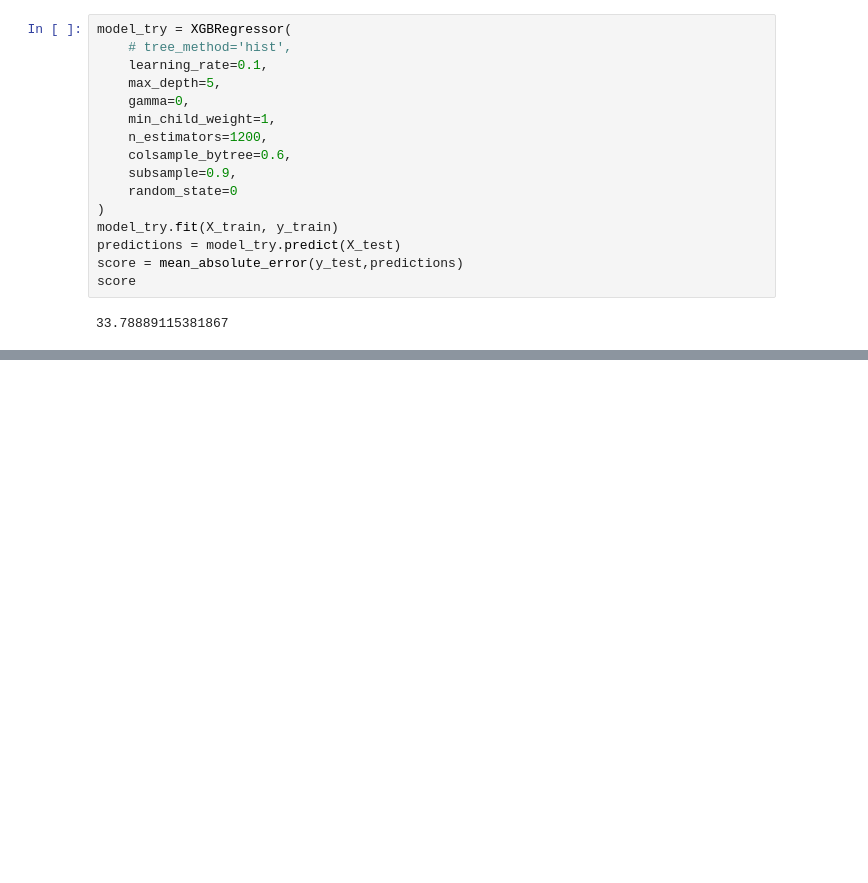
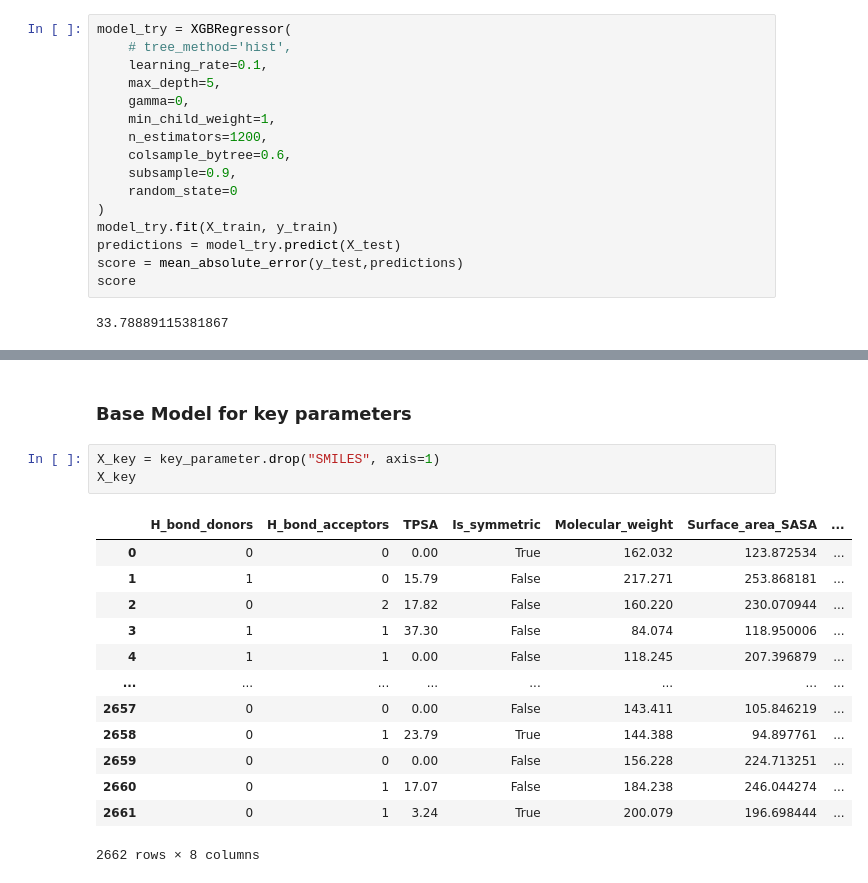
Before and after one commit to deristnoor/python, a Jupyter notebook: project/Data Science & Machine Learning/Melting Points/melting_points.ipynb, the cells around one changed output, grey strips where cells are left out. Cells and saved outputs as stored; diff of their text form; blank space fills up the shorter version.

```diff
--- a/project/Data Science & Machine Learning/Melting Points/melting_points.ipynb
+++ b/project/Data Science & Machine Learning/Melting Points/melting_points.ipynb
@@ -218,0 +329,19 @@ score
+# %% [markdown]
+### Base Model for key parameters
+# %%
+X_key = key_parameter.drop("SMILES", axis=1)
+X_key
+# %% [output]
+|  | H_bond_donors | H_bond_acceptors | TPSA | Is_symmetric | Molecular_weight | Surface_area_SASA | ... |
+| 0 | 0 | 0 | 0.00 | True | 162.032 | 123.872534 | ... |
+| 1 | 1 | 0 | 15.79 | False | 217.271 | 253.868181 | ... |
+| 2 | 0 | 2 | 17.82 | False | 160.220 | 230.070944 | ... |
+| 3 | 1 | 1 | 37.30 | False | 84.074 | 118.950006 | ... |
+| 4 | 1 | 1 | 0.00 | False | 118.245 | 207.396879 | ... |
+| ... | ... | ... | ... | ... | ... | ... | ... |
+| 2657 | 0 | 0 | 0.00 | False | 143.411 | 105.846219 | ... |
+| 2658 | 0 | 1 | 23.79 | True | 144.388 | 94.897761 | ... |
+| 2659 | 0 | 0 | 0.00 | False | 156.228 | 224.713251 | ... |
+| 2660 | 0 | 1 | 17.07 | False | 184.238 | 246.044274 | ... |
+| 2661 | 0 | 1 | 3.24 | True | 200.079 | 196.698444 | ... |
+2662 rows × 8 columns
```
Also changed, not shown: parts of 18 cells of this notebook.
